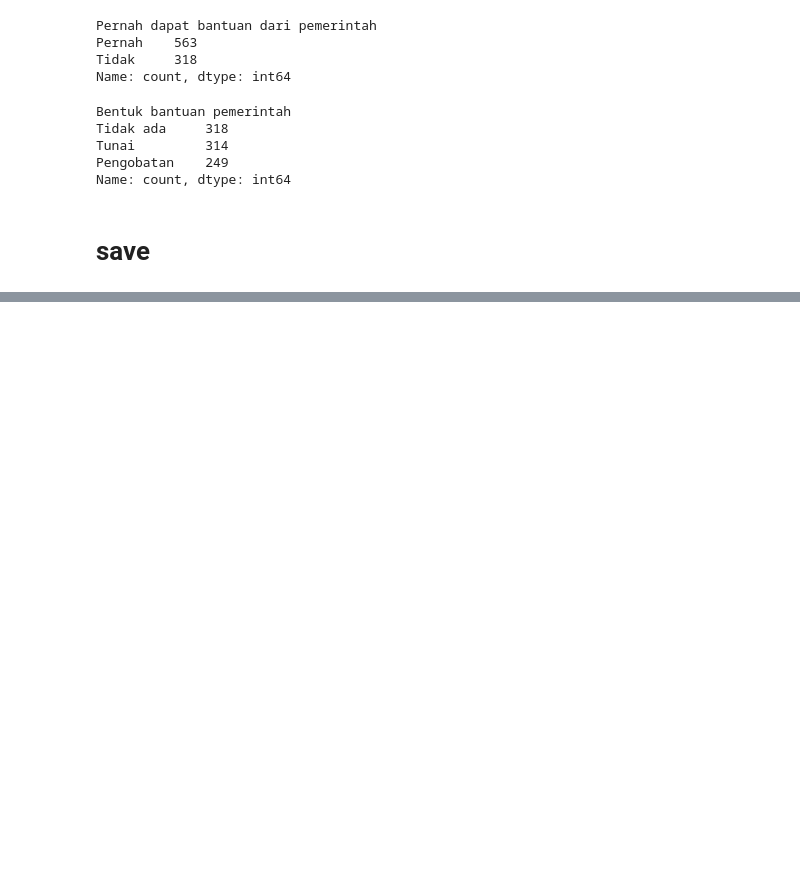
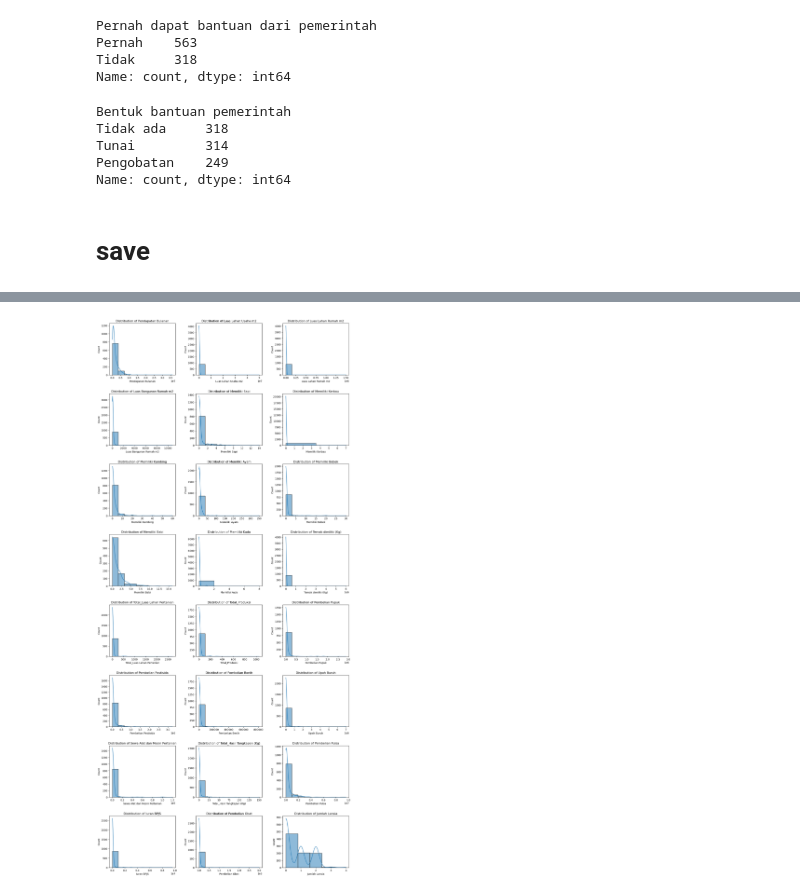
Before and after one commit to hldfiadn/rumah-tangga-mbkp, a Jupyter notebook: (new) profil desa/cleaning-version2.ipynb, the cells around one changed output, grey strips where cells are left out. Saved outputs shown, nothing was run; the diff lists cells and outputs as text; code cells hidden in the pictures; blank space fills up the shorter version.

```diff
--- a/(new) profil desa/cleaning-version2.ipynb
+++ b/(new) profil desa/cleaning-version2.ipynb
@@ -3066,0 +3141,12 @@ df_clean.to_csv("data_cleaned_version2.csv", index=False)
+# %%
+fig, axes = plt.subplots(rows, cols, figsize=(15, rows * 4))
+axes = axes.flatten()
+for i, col in enumerate(numerical_cols):
+    sns.histplot(df_clean[col], kde=True, bins=min(10, df_clean[col].nunique()), ax=axes[i])
+    axes[i].set_title(f"Distribution of {col}")
+for j in range(i+1, len(axes)):
+    fig.delaxes(axes[j])
+plt.tight_layout(pad=3)
+plt.show()
+# %% [output]
+[figure, added]
```
Also changed, not shown: parts of 8 cells of this notebook, 31 other files.
